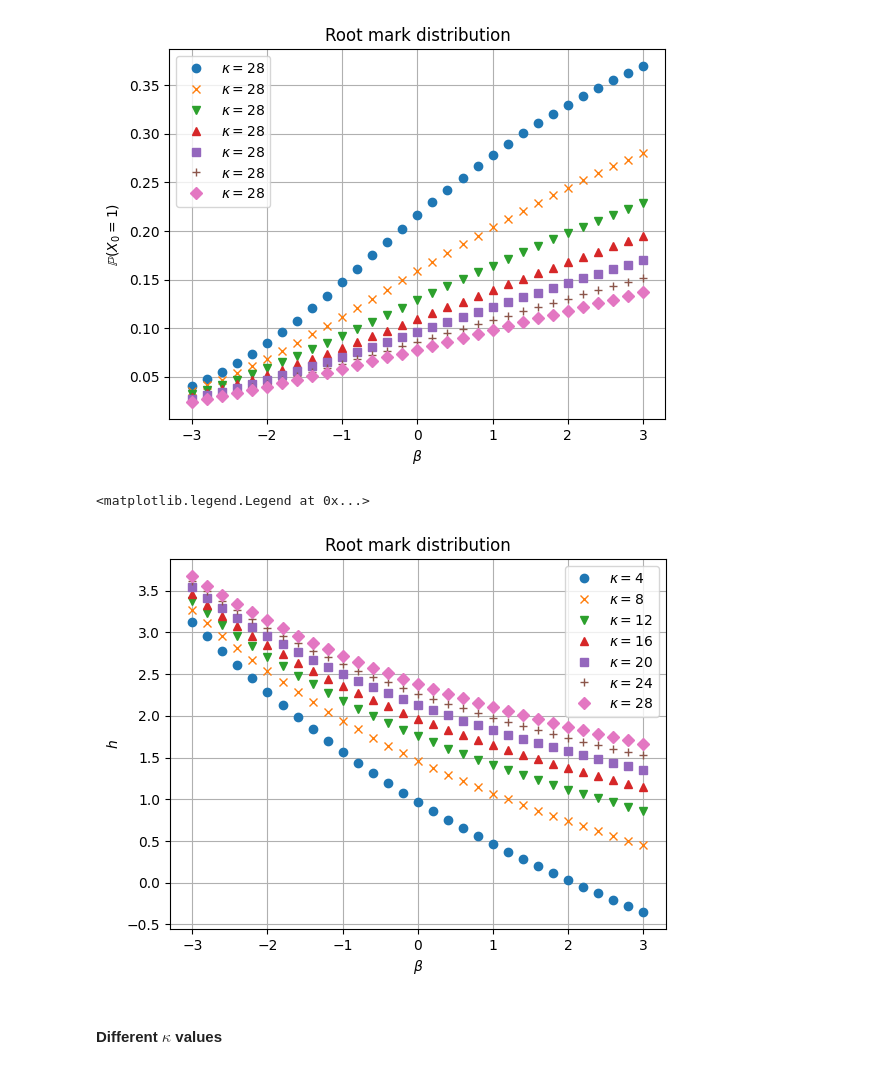
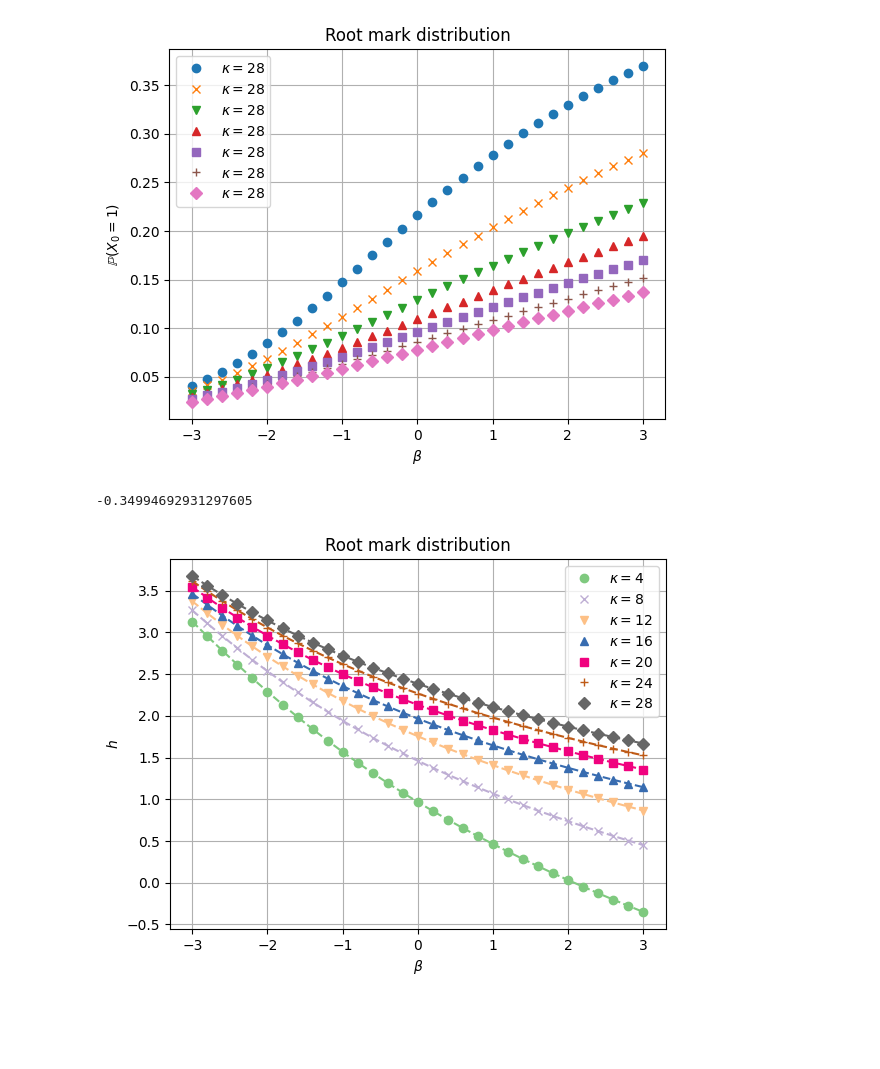
Before and after one commit to YizhongHu/statistical_mechanics_on_graphs, a Jupyter notebook: src/hardcore_ising.ipynb, the cells around one changed output. Saved outputs shown, nothing was run; the diff lists cells and outputs as text; code cells hidden in the pictures; blank space fills up the shorter version.

Commit message:
HA Ising check h

```diff
--- a/src/hardcore_ising.ipynb
+++ b/src/hardcore_ising.ipynb
@@ -390,17 +391,30 @@ plt.legend()
 # %% [output]
 <matplotlib.legend.Legend at 0x...>
 [figure]
+# %%
+def solve_h(kappa, beta):
+    '''
+    Solve for h value given kappa and beta. For cross-checking with analytics
+    '''
+    h = fsolve(lambda h: beta + h - (kappa - 1) * np.log(1 + np.exp(-h)), x0=0,
+               fprime=lambda h: 1 + (kappa - 1) * np.exp(-h) / (1 + np.exp(-h)))
+
+    return h[0]
+
+solve_h(4, 3)
+# %% [output]
+-0.34994692931297605
 # %%
-for probabilities, m, kappa in zip(res, markers, kappas):
-    plt.plot(betas, np.log((1 - 2 * probabilities) / probabilities), m, label=f'$\kappa={kappa}$')
+colormap = mpl.colormaps['Accent']
+colors = [colormap(i) for i in np.linspace(0, 1, len(res))]
+for probabilities, m, kappa, color in zip(res, markers, kappas, colors):
+    plt.plot(betas, np.log((1 - 2 * probabilities) / probabilities), m, color=color, label=f'$\kappa={kappa}$')
+    plt.plot(betas, [solve_h(kappa, beta) for beta in betas], '--', color=color)
 plt.title('Root mark distribution')
 plt.xlabel('$\\beta$')
 plt.ylabel('$h$')
 plt.grid(True)
 plt.legend()
 plt.savefig('../img/HA_Ising/h_value.png')
 # %% [output]
-<matplotlib.legend.Legend at 0x...>
-[figure, old version]
+[figure, new version]
-# %% [markdown]
-#### Different $\kappa$ values
```
Also changed, not shown: parts of 5 cells of this notebook, 2 other files.
